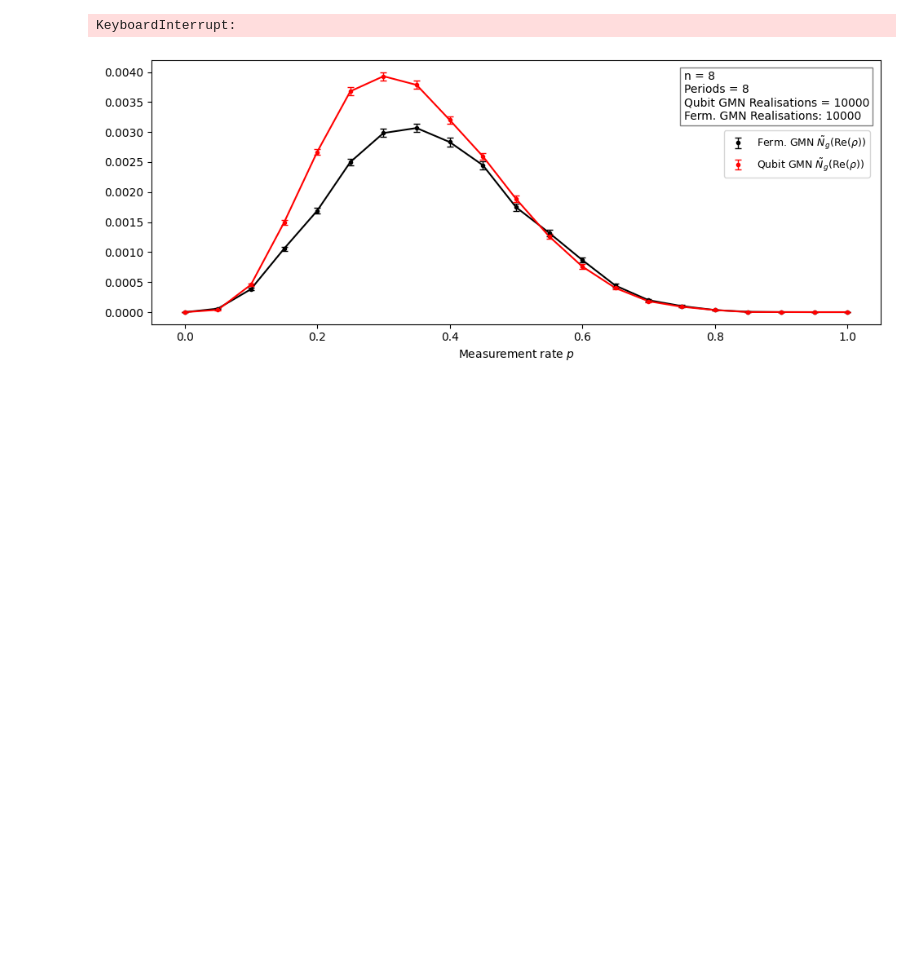
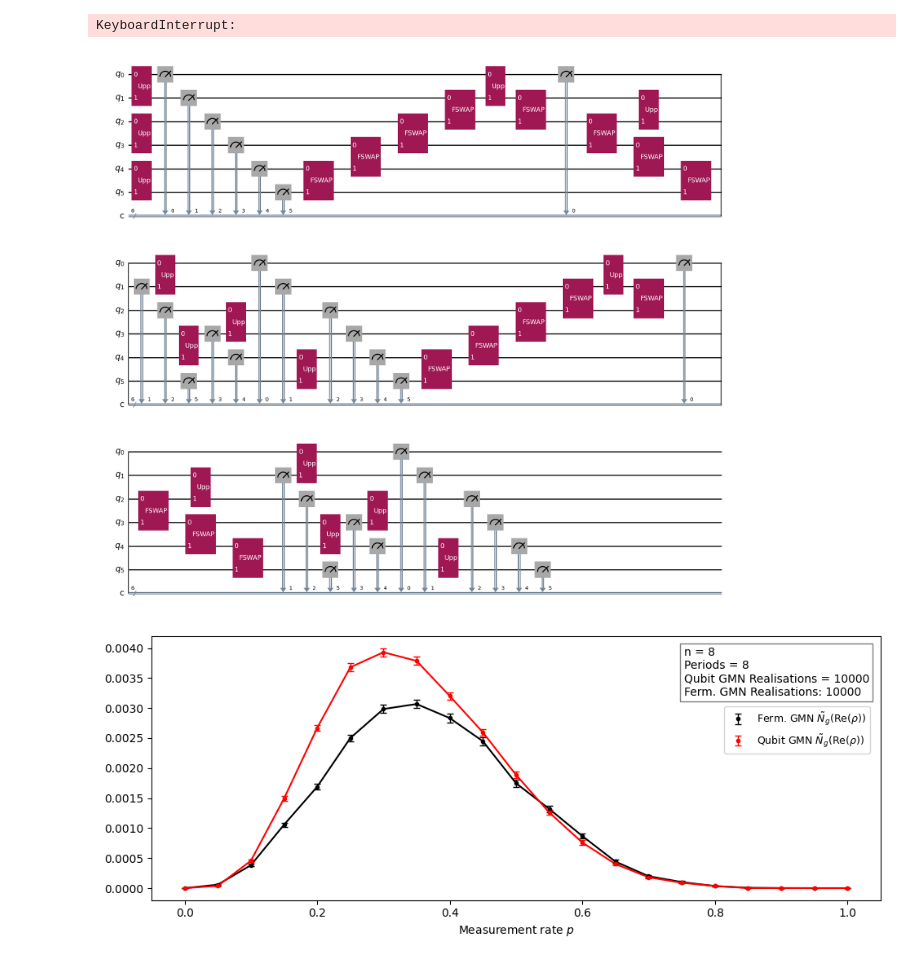
Before and after one commit to amarce4/mipt, a Jupyter notebook: python/fermion.ipynb, the cells around one changed output. Drawn from its saved outputs; the diff is of its cells as text; code cells hidden in the pictures; blank space fills up the shorter version.

```diff
--- a/python/fermion.ipynb
+++ b/python/fermion.ipynb
@@ -107,8 +107,11 @@ with Rho3BinWriter(
             print(f"Realisations: {r}/{realisations}", end='\r', flush=True)
         print()
 # %%
-qc = random_mipt_1d_ferm(8, 4, 0.17, closed=True)
+from fermion import random_mipt_1d_ferm
+qc = random_mipt_1d_ferm(6, 4, 1.0, closed=True)
 qc.draw("mpl")
+# %% [output]
+[figure, added]
 # %%
 import pandas as pd
 import numpy as np
```
Also changed, not shown: 7 other files.
